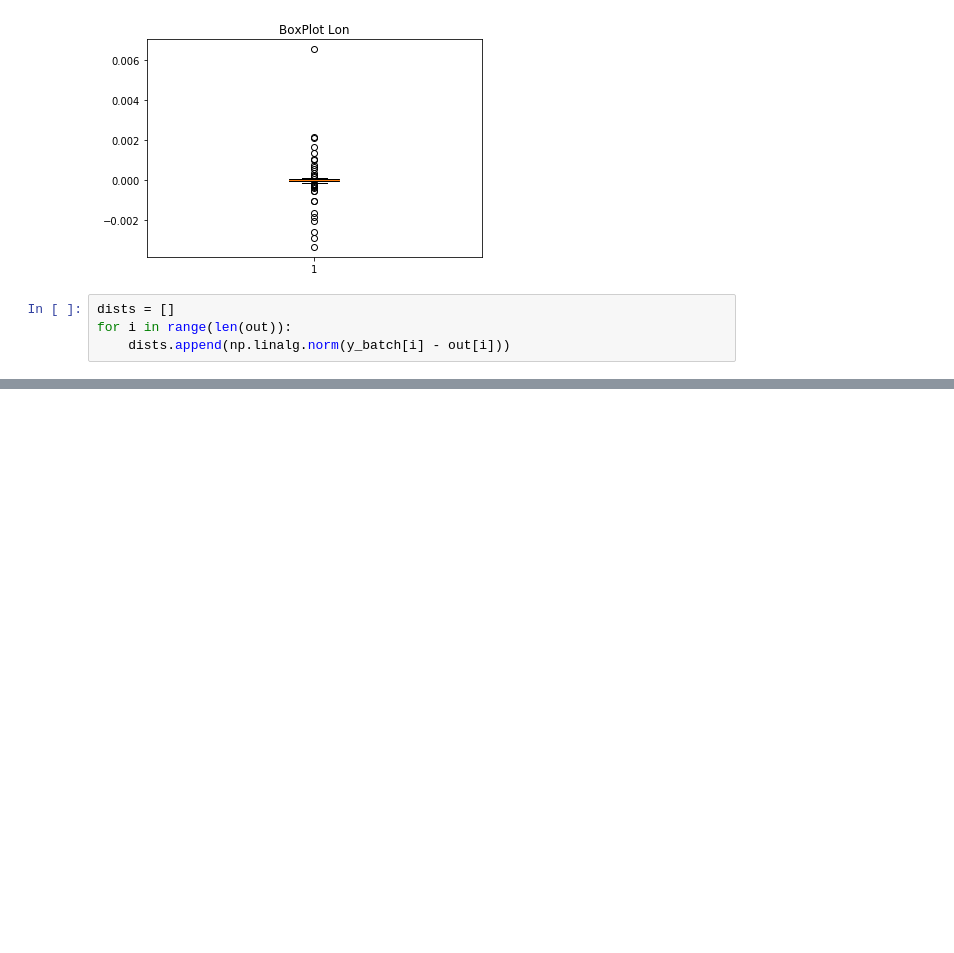
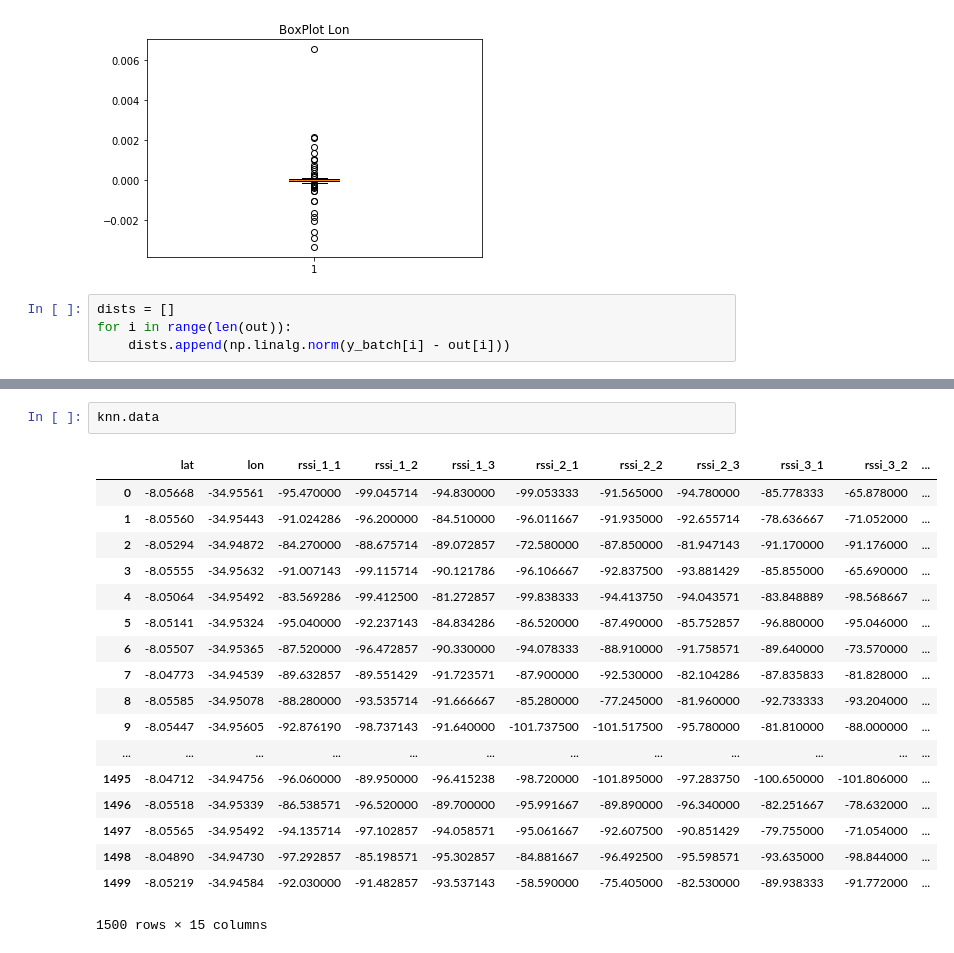
Before and after one commit to goncamateus/cmoveis, a Jupyter notebook: projeto.ipynb, the cells around one changed output, grey strips where cells are left out. Drawn from its saved outputs; the diff is of its cells as text; blank space fills up the shorter version.

```diff
--- a/projeto.ipynb
+++ b/projeto.ipynb
@@ -115,0 +145,21 @@ np.mean(dists), min(dists), max(dists), np.std(dists)
+# %%
+knn.data
+# %% [output]
+|  | lat | lon | rssi_1_1 | rssi_1_2 | rssi_1_3 | rssi_2_1 | rssi_2_2 | rssi_2_3 | rssi_3_1 | rssi_3_2 | ... |
+| 0 | -8.05668 | -34.95561 | -95.470000 | -99.045714 | -94.830000 | -99.053333 | -91.565000 | -94.780000 | -85.778333 | -65.878000 | ... |
+| 1 | -8.05560 | -34.95443 | -91.024286 | -96.200000 | -84.510000 | -96.011667 | -91.935000 | -92.655714 | -78.636667 | -71.052000 | ... |
+| 2 | -8.05294 | -34.94872 | -84.270000 | -88.675714 | -89.072857 | -72.580000 | -87.850000 | -81.947143 | -91.170000 | -91.176000 | ... |
+| 3 | -8.05555 | -34.95632 | -91.007143 | -99.115714 | -90.121786 | -96.106667 | -92.837500 | -93.881429 | -85.855000 | -65.690000 | ... |
+| 4 | -8.05064 | -34.95492 | -83.569286 | -99.412500 | -81.272857 | -99.838333 | -94.413750 | -94.043571 | -83.848889 | -98.568667 | ... |
+| 5 | -8.05141 | -34.95324 | -95.040000 | -92.237143 | -84.834286 | -86.520000 | -87.490000 | -85.752857 | -96.880000 | -95.046000 | ... |
+| 6 | -8.05507 | -34.95365 | -87.520000 | -96.472857 | -90.330000 | -94.078333 | -88.910000 | -91.758571 | -89.640000 | -73.570000 | ... |
+| 7 | -8.04773 | -34.94539 | -89.632857 | -89.551429 | -91.723571 | -87.900000 | -92.530000 | -82.104286 | -87.835833 | -81.828000 | ... |
+| 8 | -8.05585 | -34.95078 | -88.280000 | -93.535714 | -91.666667 | -85.280000 | -77.245000 | -81.960000 | -92.733333 | -93.204000 | ... |
+| 9 | -8.05447 | -34.95605 | -92.876190 | -98.737143 | -91.640000 | -101.737500 | -101.517500 | -95.780000 | -81.810000 | -88.000000 | ... |
+| ... | ... | ... | ... | ... | ... | ... | ... | ... | ... | ... | ... |
+| 1495 | -8.04712 | -34.94756 | -96.060000 | -89.950000 | -96.415238 | -98.720000 | -101.895000 | -97.283750 | -100.650000 | -101.806000 | ... |
+| 1496 | -8.05518 | -34.95339 | -86.538571 | -96.520000 | -89.700000 | -95.991667 | -89.890000 | -96.340000 | -82.251667 | -78.632000 | ... |
+| 1497 | -8.05565 | -34.95492 | -94.135714 | -97.102857 | -94.058571 | -95.061667 | -92.607500 | -90.851429 | -79.755000 | -71.054000 | ... |
+| 1498 | -8.04890 | -34.94730 | -97.292857 | -85.198571 | -95.302857 | -84.881667 | -96.492500 | -95.598571 | -93.635000 | -98.844000 | ... |
+| 1499 | -8.05219 | -34.94584 | -92.030000 | -91.482857 | -93.537143 | -58.590000 | -75.405000 | -82.530000 | -89.938333 | -91.772000 | ... |
+1500 rows × 15 columns
```
Also changed, not shown: parts of 8 cells of this notebook, 1 other file.
